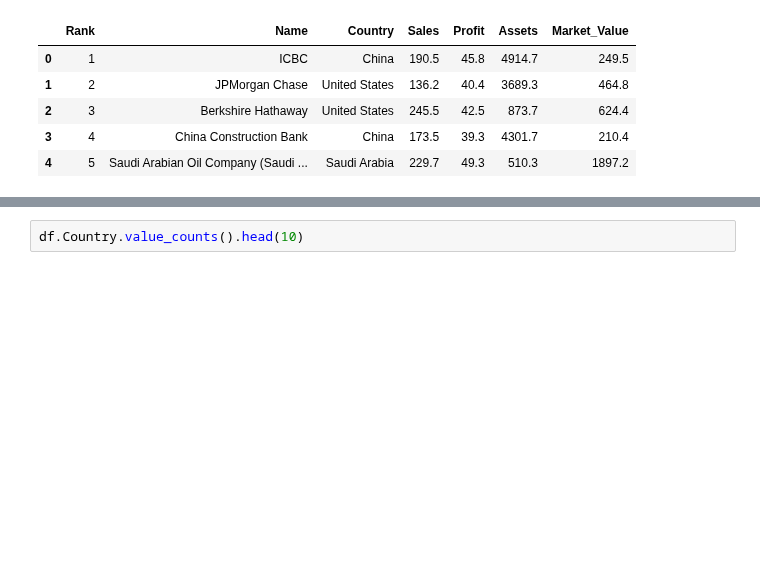
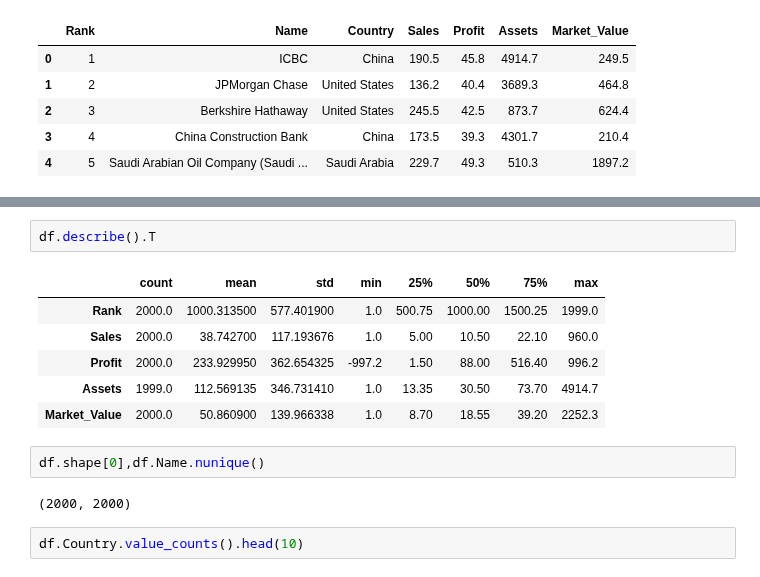
Before and after one commit to chandanabrdwj/100DaysOfML, a Jupyter notebook: fortune-global-2000-companies-in-2021.ipynb, the cells around one changed output, grey strips where cells are left out. Drawn from its saved outputs; the diff is of its cells as text; blank space fills up the shorter version.

```diff
--- a/fortune-global-2000-companies-in-2021.ipynb
+++ b/fortune-global-2000-companies-in-2021.ipynb
@@ -26,3 +47,16 @@ DataFrame Shape:  (2000, 7)
+# %%
+df.describe().T
+# %% [output]
+|  | count | mean | std | min | 25% | 50% | 75% | max |
+| Rank | 2000.0 | 1000.313500 | 577.401900 | 1.0 | 500.75 | 1000.00 | 1500.25 | 1999.0 |
+| Sales | 2000.0 | 38.742700 | 117.193676 | 1.0 | 5.00 | 10.50 | 22.10 | 960.0 |
+| Profit | 2000.0 | 233.929950 | 362.654325 | -997.2 | 1.50 | 88.00 | 516.40 | 996.2 |
+| Assets | 1999.0 | 112.569135 | 346.731410 | 1.0 | 13.35 | 30.50 | 73.70 | 4914.7 |
+| Market_Value | 2000.0 | 50.860900 | 139.966338 | 1.0 | 8.70 | 18.55 | 39.20 | 2252.3 |
+# %%
+df.shape[0],df.Name.nunique()
+# %% [output]
+(2000, 2000)
 # %%
 df.Country.value_counts().head(10)
 # %% [output]
```
Also changed, not shown: parts of 17 cells of this notebook.
